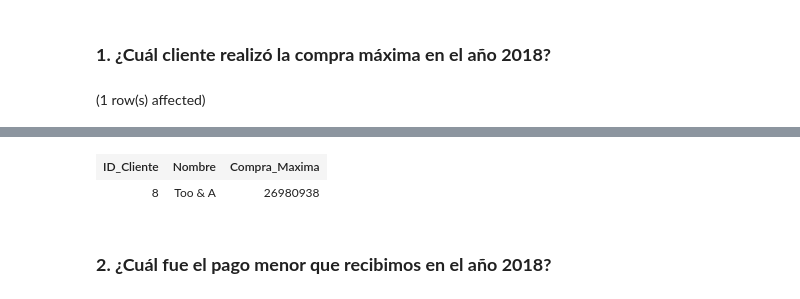
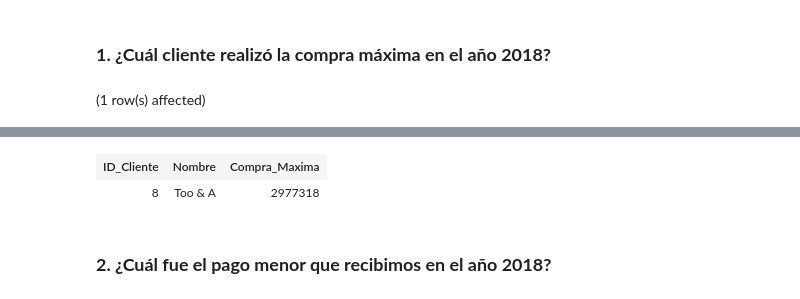
Before and after one commit to mizos0512/curso_sql, a Jupyter notebook: notebooks/Practica_9.ipynb, the cells around one changed output, grey strips where cells are left out. Saved outputs shown, nothing was run; the diff lists cells and outputs as text; code cells hidden in the pictures.

```diff
--- a/notebooks/Practica_9.ipynb
+++ b/notebooks/Practica_9.ipynb
@@ -5,10 +5,11 @@
 # %% [markdown]
 ### **1. ¿Cuál cliente realizó la compra máxima en el año 2018?**
 # %%
-SELECT c.ID_Cliente, c.Nombre, MAX(p.pago) AS Compra_Maxima
-FROM base.clientes c
-INNER JOIN base.pagos p ON c.ID_Cliente = p.id_venta
-WHERE p.fecha_pago BETWEEN '01/01/2018' AND '31/01/2018'
+SELECT c.ID_Cliente, c.Nombre, MAX(v.venta) AS Compra_Maxima
+FROM base.clientes AS c
+INNER JOIN base.Ventas AS v
+  ON c.id_cliente = v.id_Cliente
+WHERE YEAR(STR_TO_DATE(v.fecha_venta, '%d-%b-%Y')) = 2018
 GROUP BY c.ID_Cliente, c.Nombre
 ORDER BY Compra_Maxima DESC
 LIMIT 1;
@@ -18,4 +19,4 @@ Total execution time: 00:00:01.047
 | ID_Cliente | Nombre | Compra_Maxima |
-| 8 | Too & A | 26980938 |
+| 8 | Too & A | 2977318 |
 # %% [markdown]
 ### **2. ¿Cuál fue el pago menor que recibimos en el año 2018?**
```
Also changed, not shown: parts of 16 cells of this notebook.
